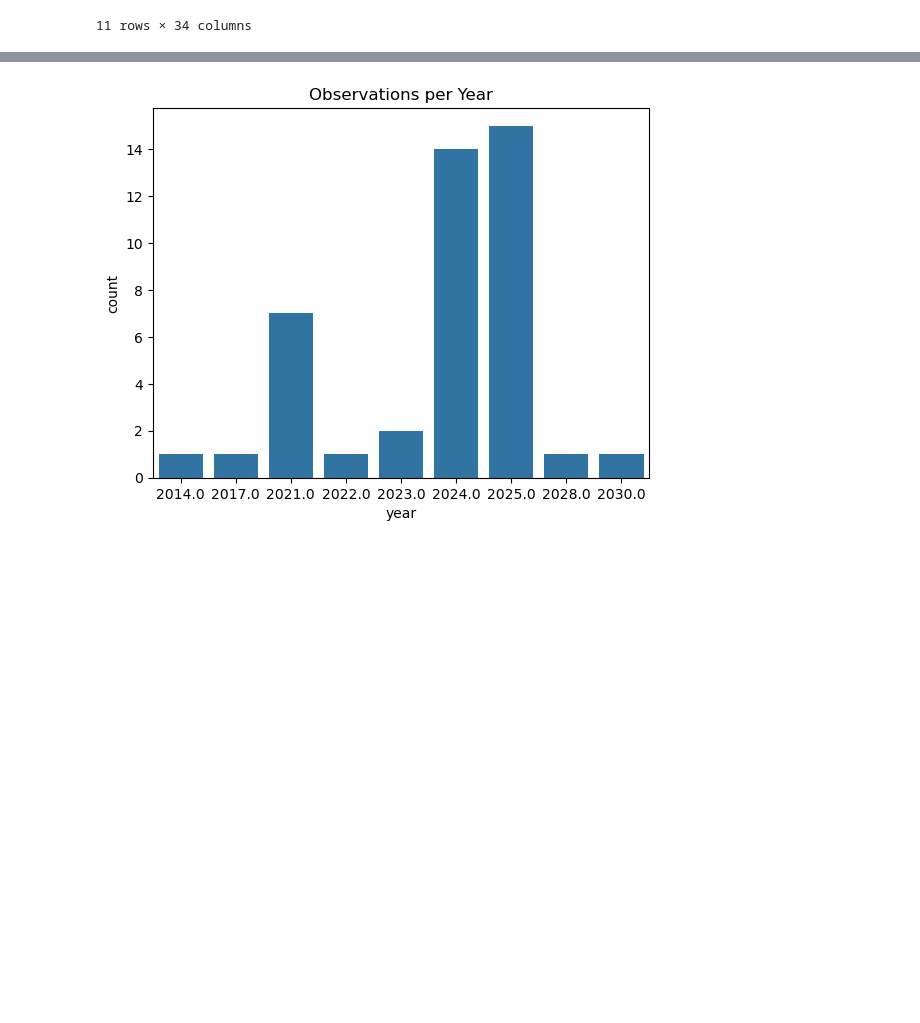
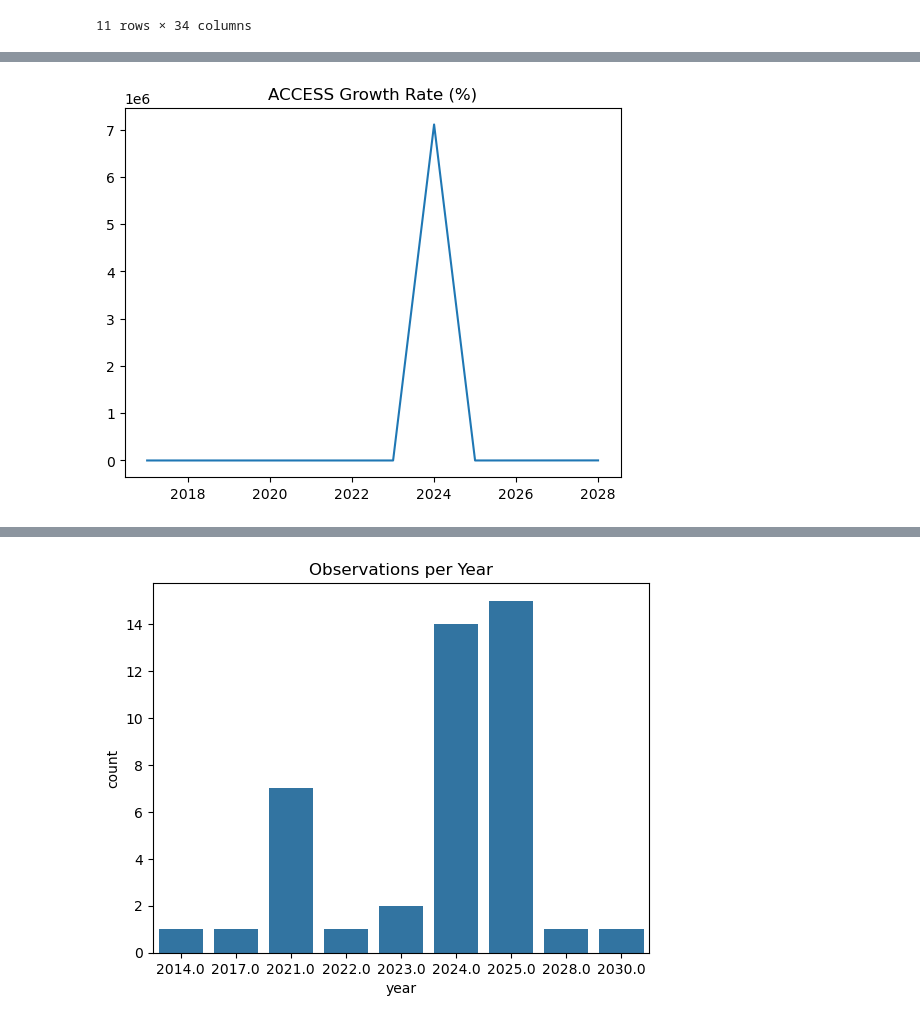
Before and after one commit to Ruhama-Beshada/Financial-inclusion-forecasting-system-week10, a Jupyter notebook: notebooks/task2_feature_engineering.ipynb, the cells around one changed output, grey strips where cells are left out. Cells and saved outputs as stored; diff of their text form; code cells hidden in the pictures; blank space fills up the shorter version.

```diff
--- a/notebooks/task2_feature_engineering.ipynb
+++ b/notebooks/task2_feature_engineering.ipynb
@@ -85,0 +119,10 @@ df['source_type'] = df['source_type'].astype('category')
+# %%
+access_yoy = access_trend.pct_change() * 100
+usage_yoy = usage_trend.pct_change() * 100
+
+plt.figure()
+plt.plot(access_yoy.index, access_yoy.values)
+plt.title("ACCESS Growth Rate (%)")
+plt.show()
+# %% [output]
+[figure, added]
```
Also changed, not shown: parts of 7 cells of this notebook, 6 other files.
